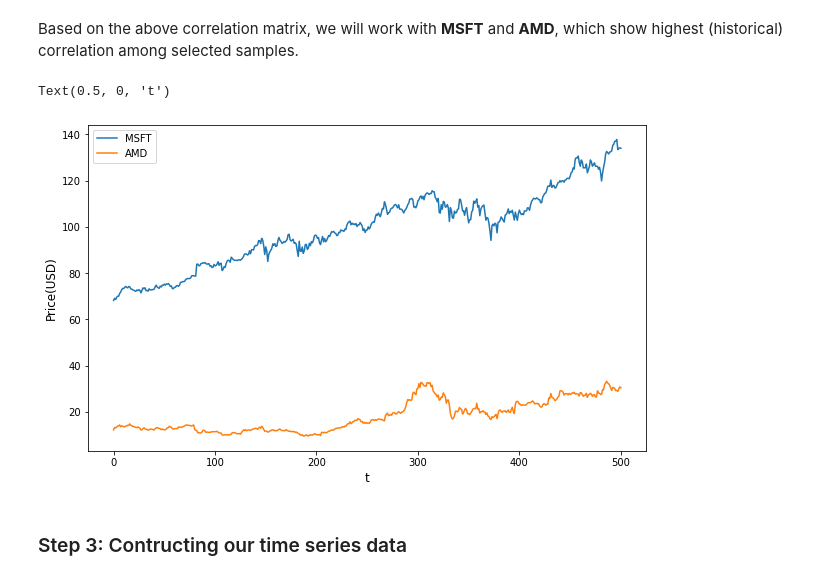
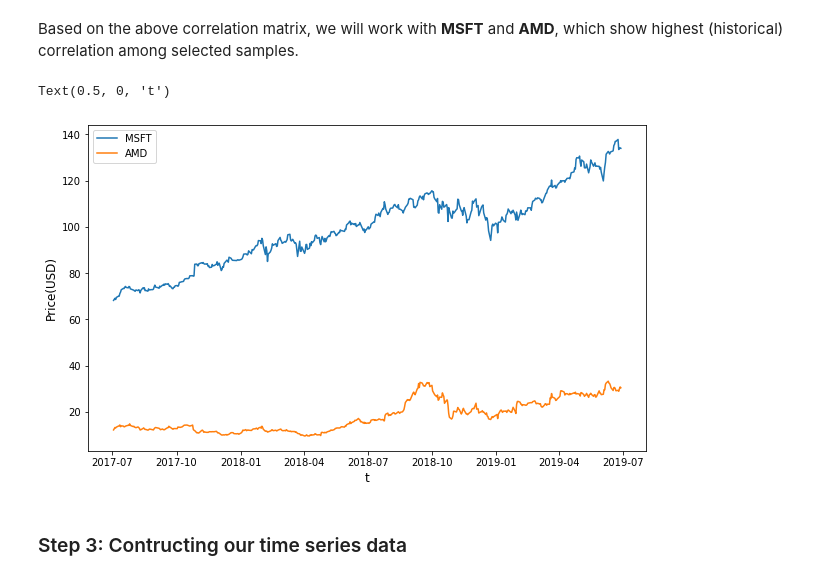
Before and after one commit to stevenkxu/TimeSeriesProject, a Jupyter notebook: 6351_Final_Project.ipynb, the cells around one changed output. Saved outputs shown, nothing was run; the diff lists cells and outputs as text; code cells hidden in the pictures.

```diff
--- a/6351_Final_Project.ipynb
+++ b/6351_Final_Project.ipynb
@@ -91,17 +95,17 @@ Based on the above correlation matrix, we will work with **MSFT** and **AMD**, w
 # %%
 msft = data[i]
 amd = data[j]
 t = np.arange(len(msft))
 
 plt.figure(figsize=(10, 6))
-plt.plot(t, msft)
-plt.plot(t, amd)
+plt.plot(msft)
+plt.plot(amd)
 plt.legend([ticker[i], ticker[j]])
 plt.ylabel('Price(USD)', fontsize=12)
 plt.xlabel('t', fontsize=12)
 # %% [output]
 Text(0.5, 0, 't')
-[figure, old version]
+[figure, new version]
 # %% [markdown]
 ### Step 3: Contructing our time series data
 # %% [markdown]
```
Also changed, not shown: parts of 21 cells of this notebook.
